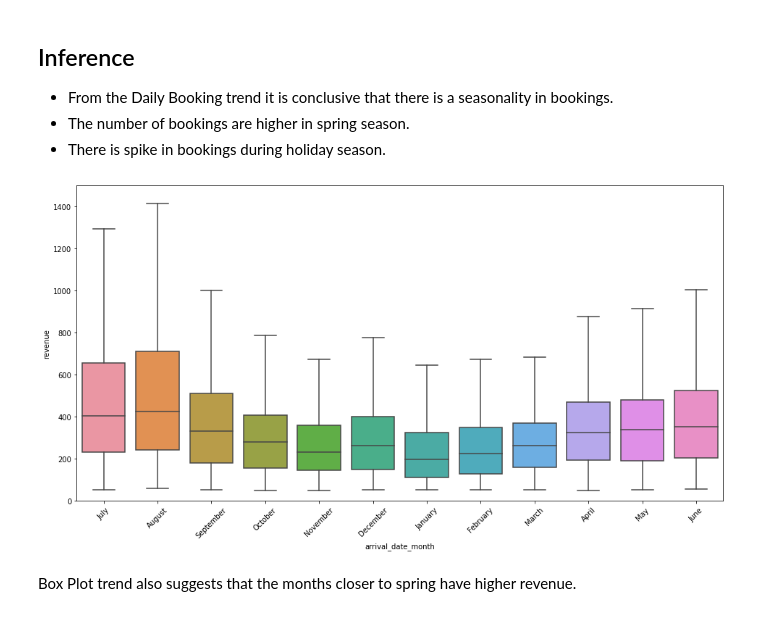
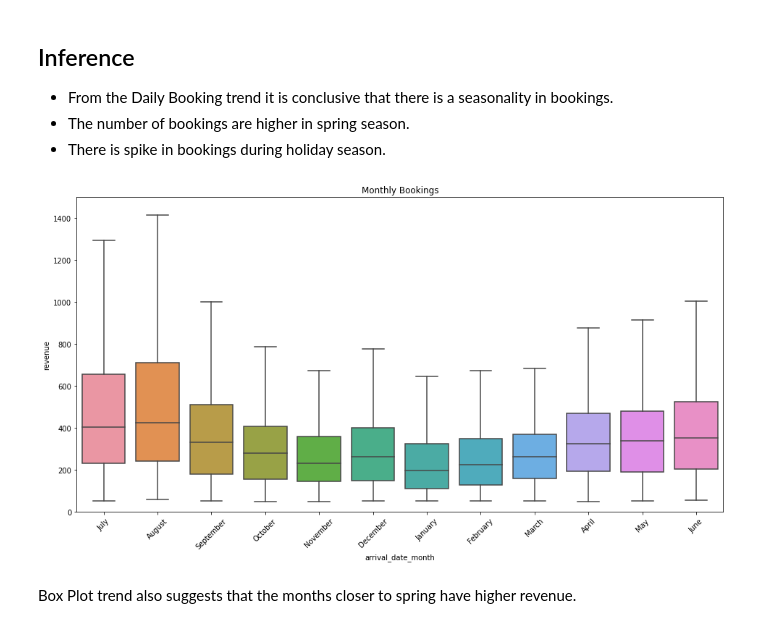
Before and after one commit to shubhpanchal/EDA--HotelAnalysis-AlmabetterCapstoneProject, a Jupyter notebook: Copy_of_Hotel_Booking_Analysis_Capstone_Project.ipynb, the cells around one changed output. Cells and saved outputs as stored; diff of their text form; code cells hidden in the pictures.

```diff
--- a/Copy_of_Hotel_Booking_Analysis_Capstone_Project.ipynb
+++ b/Copy_of_Hotel_Booking_Analysis_Capstone_Project.ipynb
@@ -645,12 +648,13 @@ plt.show()
 # %%
 # Looking at the boxplot trend to find the best months for hotel business in terms of revenue.
 f,ax = plt.subplots(figsize=(16,8))
 fig = sns.boxplot(x= hotel['arrival_date_month'],y = hotel['revenue'], data= hotel, showfliers= False)
 fig.axis(ymin =0, ymax=1500);
 plt.xticks(rotation=45);
+plt.title('Monthly Bookings')
 plt.show()
 # %% [output]
-[figure, old version]
+[figure, new version]
 # %% [markdown]
 Box Plot trend also suggests that the months closer to spring have higher revenue.
 # %%
```
Also changed, not shown: parts of 20 cells of this notebook.
